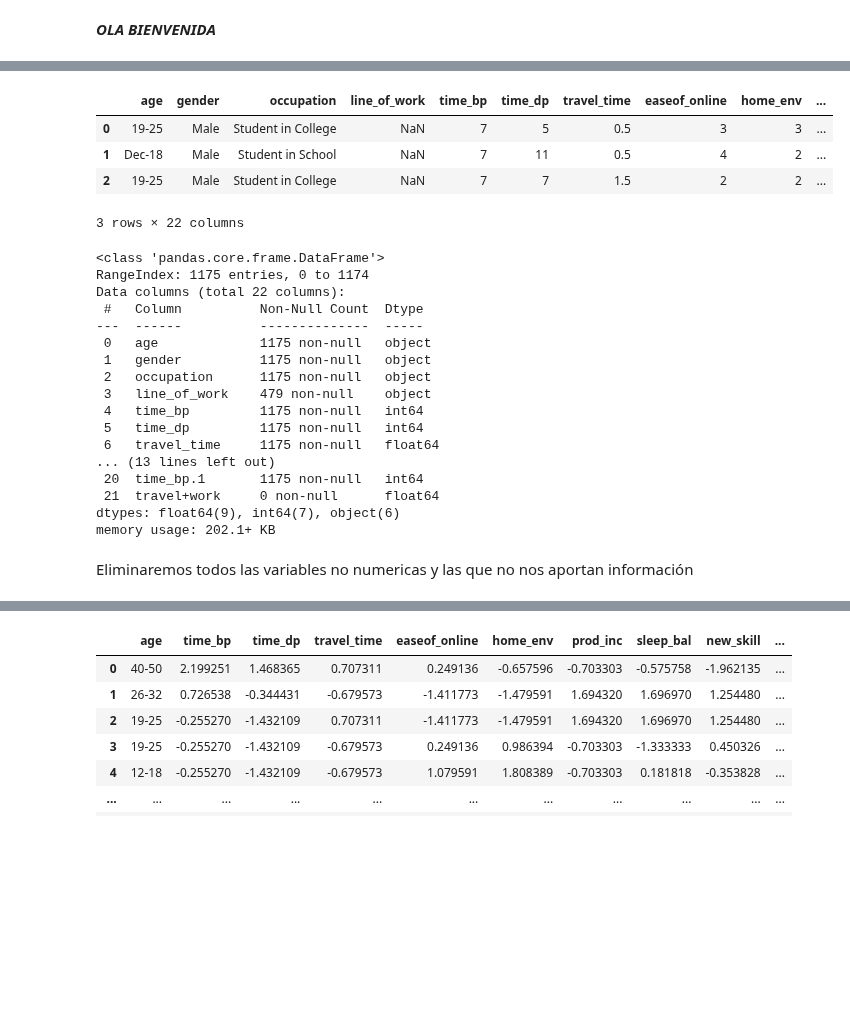
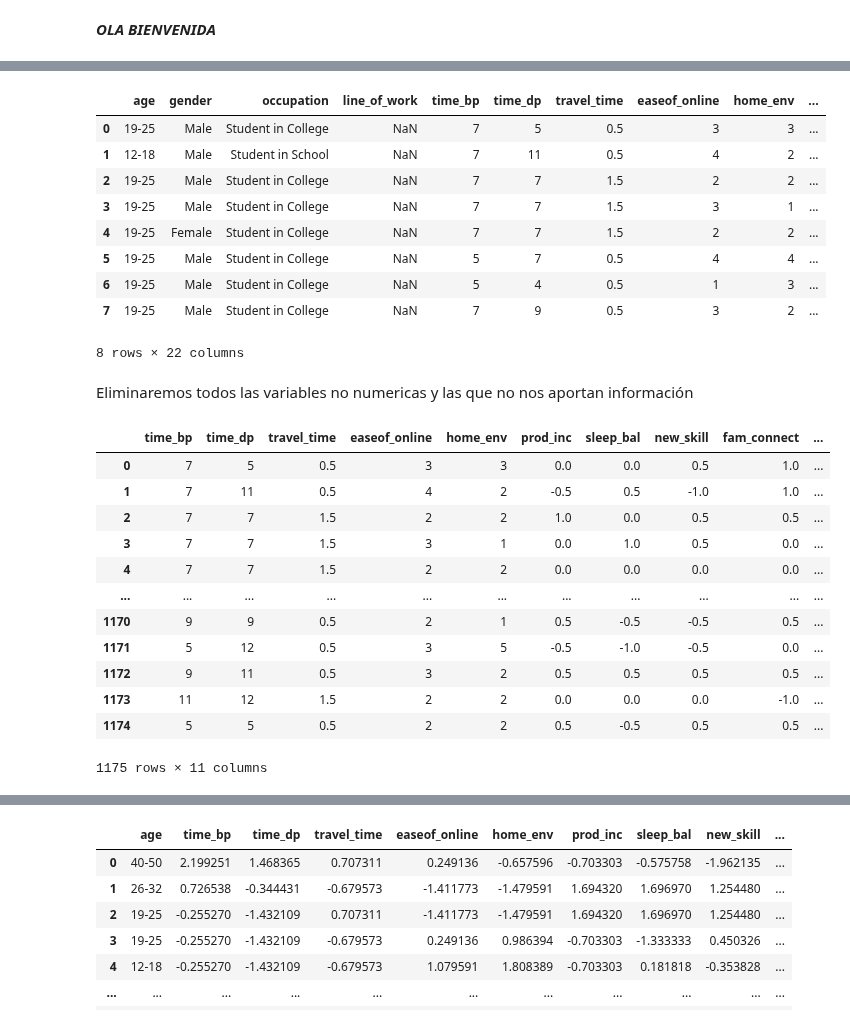
Before and after one commit to Gennifer2001/tesis, a Jupyter notebook: Tésisjeje2_0.ipynb, the cells around one changed output, grey strips where cells are left out. Drawn from its saved outputs; the diff is of its cells as text; code cells hidden in the pictures; blank space fills up the shorter version.

```diff
--- a/Tésisjeje2_0.ipynb
+++ b/Tésisjeje2_0.ipynb
@@ -37,10 +35,16 @@ from ete3 import Tree
 # %%
  url = 'https://raw.githubusercontent.com/Gennifer2001/tesis/main/psyco.csv'
 df = pd.read_csv(url)
-df.head(3)
+df['age'] = df['age'].replace("Dec-18", "12-18", regex=True)
+df.head(8)
 # %% [output]
 |  | age | gender | occupation | line_of_work | time_bp | time_dp | travel_time | easeof_online | home_env | ... |
 | 0 | 19-25 | Male | Student in College | NaN | 7 | 5 | 0.5 | 3 | 3 | ... |
-| 1 | Dec-18 | Male | Student in School | NaN | 7 | 11 | 0.5 | 4 | 2 | ... |
+| 1 | 12-18 | Male | Student in School | NaN | 7 | 11 | 0.5 | 4 | 2 | ... |
 | 2 | 19-25 | Male | Student in College | NaN | 7 | 7 | 1.5 | 2 | 2 | ... |
+| 3 | 19-25 | Male | Student in College | NaN | 7 | 7 | 1.5 | 3 | 1 | ... |
+| 4 | 19-25 | Female | Student in College | NaN | 7 | 7 | 1.5 | 2 | 2 | ... |
+| 5 | 19-25 | Male | Student in College | NaN | 5 | 7 | 0.5 | 4 | 4 | ... |
+| 6 | 19-25 | Male | Student in College | NaN | 5 | 4 | 0.5 | 1 | 3 | ... |
+| 7 | 19-25 | Male | Student in College | NaN | 7 | 9 | 0.5 | 3 | 2 | ... |
-3 rows × 22 columns
+8 rows × 22 columns
@@ -49,23 +51,21 @@ df['age'] = df['age'].replace("Dec-18", "12-18", regex=True)
-# %%
-df.info()
-# %% [output]
-<class 'pandas.core.frame.DataFrame'>
-RangeIndex: 1175 entries, 0 to 1174
-Data columns (total 22 columns):
- #   Column          Non-Null Count  Dtype
----  ------          --------------  -----
- 0   age             1175 non-null   object
- 1   gender          1175 non-null   object
- 2   occupation      1175 non-null   object
- 3   line_of_work    479 non-null    object
- 4   time_bp         1175 non-null   int64
- 5   time_dp         1175 non-null   int64
- 6   travel_time     1175 non-null   float64
-... (13 lines left out)
- 20  time_bp.1       1175 non-null   int64
- 21  travel+work     0 non-null      float64
-dtypes: float64(9), int64(7), object(6)
-memory usage: 202.1+ KB
 # %% [markdown]
 Eliminaremos todos las variables no numericas y las que no nos aportan información
+# %%
+df1 = df.drop(['age','gender', 'occupation','line_of_work','prefer','certaindays_hw','Unnamed: 19','travel+work','like_hw','dislike_hw','time_bp.1','Unnamed: 19'], axis=1)
+nombres =['time_bp','time_dp','travel_time','easeof_online','home_env','prod_inc','sleep_bal','new_skill','fam_connect','relaxed','self_time']
+df1
+# %% [output]
+|  | time_bp | time_dp | travel_time | easeof_online | home_env | prod_inc | sleep_bal | new_skill | fam_connect | ... |
+| 0 | 7 | 5 | 0.5 | 3 | 3 | 0.0 | 0.0 | 0.5 | 1.0 | ... |
+| 1 | 7 | 11 | 0.5 | 4 | 2 | -0.5 | 0.5 | -1.0 | 1.0 | ... |
+| 2 | 7 | 7 | 1.5 | 2 | 2 | 1.0 | 0.0 | 0.5 | 0.5 | ... |
+| 3 | 7 | 7 | 1.5 | 3 | 1 | 0.0 | 1.0 | 0.5 | 0.0 | ... |
+| 4 | 7 | 7 | 1.5 | 2 | 2 | 0.0 | 0.0 | 0.0 | 0.0 | ... |
+| ... | ... | ... | ... | ... | ... | ... | ... | ... | ... | ... |
+| 1170 | 9 | 9 | 0.5 | 2 | 1 | 0.5 | -0.5 | -0.5 | 0.5 | ... |
+| 1171 | 5 | 12 | 0.5 | 3 | 5 | -0.5 | -1.0 | -0.5 | 0.0 | ... |
+| 1172 | 9 | 11 | 0.5 | 3 | 2 | 0.5 | 0.5 | 0.5 | 0.5 | ... |
+| 1173 | 11 | 12 | 1.5 | 2 | 2 | 0.0 | 0.0 | 0.0 | -1.0 | ... |
+| 1174 | 5 | 5 | 0.5 | 2 | 2 | 0.5 | -0.5 | 0.5 | 0.5 | ... |
+1175 rows × 11 columns
 # %%
```
Also changed, not shown: parts of 11 cells of this notebook.
